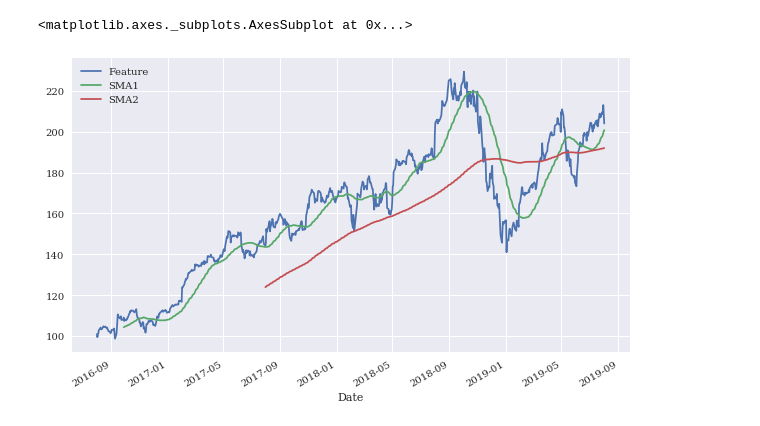
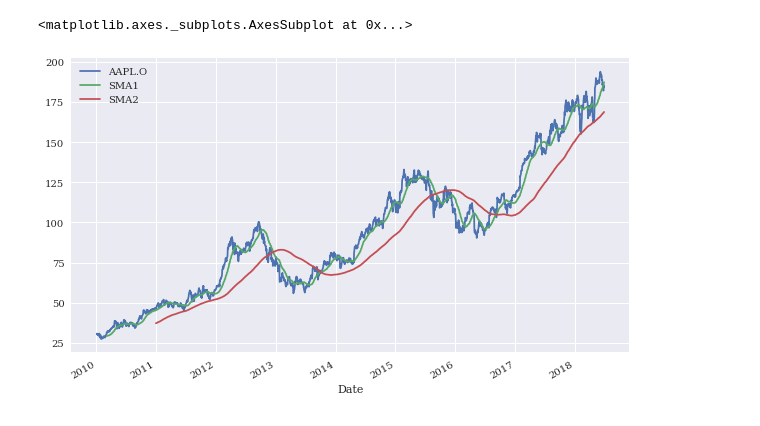
Before and after one commit to HaoLiNick/quantbasic, a Jupyter notebook: SMA_Example.ipynb, the cells around one changed output. Cells and saved outputs as stored; diff of their text form; code cells hidden in the pictures.

```diff
--- a/SMA_Example.ipynb
+++ b/SMA_Example.ipynb
@@ -16 +10,3 @@ aapl=get_data('aapl','2016-08-01','2019-08-01')
+# %%
+raw=pd.read_csv("tr_eikon_eod_data.csv",index_col=0,parse_dates=True)
 # %%
@@ -29,0 +22,3 @@ data=pd.DataFrame(aapl.Feature)
+# %%
+symbol='AAPL.O'
+data=pd.DataFrame(raw[symbol]).dropna()
@@ -30,9 +62,9 @@ data=pd.DataFrame(aapl.Feature)
 # %%
 sma1=42
 sma2=252
-data['SMA1']=data.Feature.rolling(sma1).mean()
-data['SMA2']=data.Feature.rolling(sma2).mean()
+data['SMA1']=data[symbol].rolling(sma1).mean()
+data['SMA2']=data[symbol].rolling(sma2).mean()
 data.plot(figsize=(10,6))
 # %% [output]
 <matplotlib.axes._subplots.AxesSubplot at 0x...>
-[figure, old version]
+[figure, new version]
```
Also changed, not shown: parts of 30 cells of this notebook, 6 other files.
